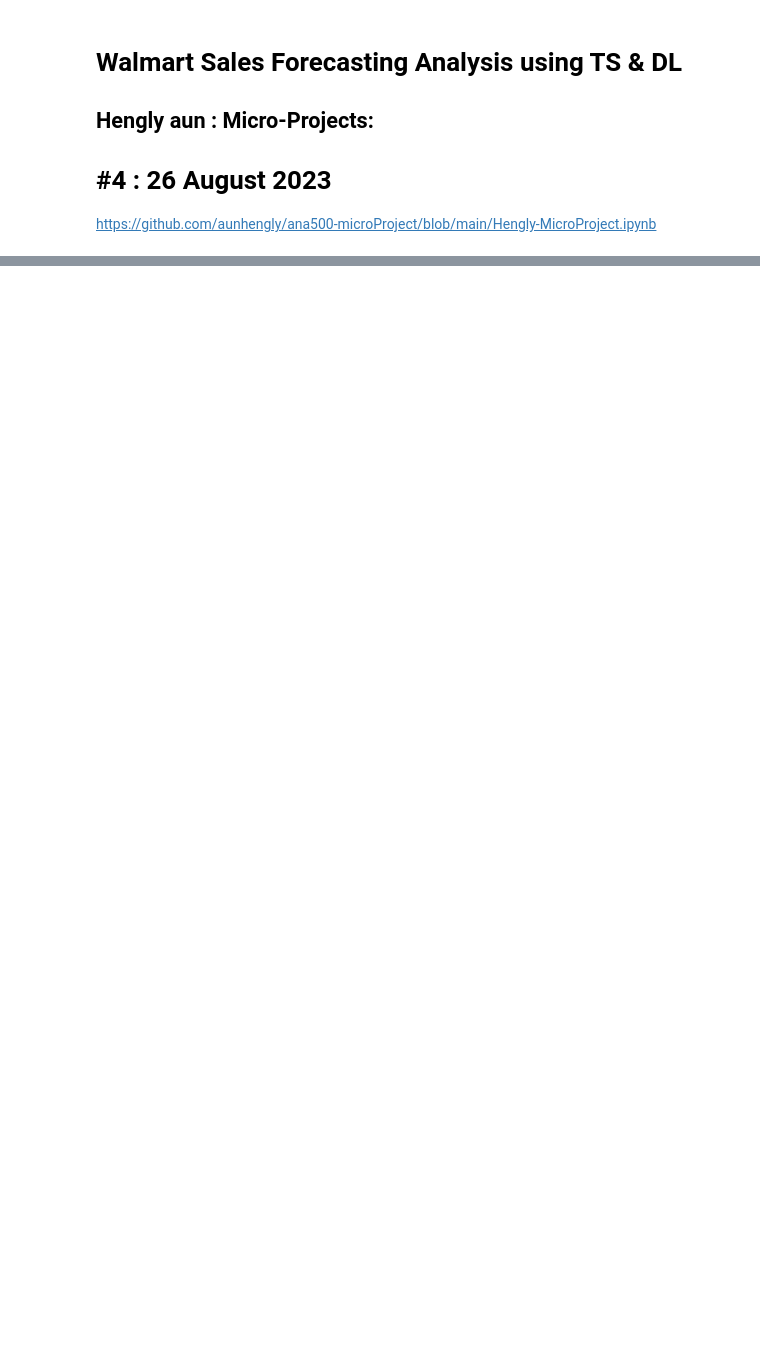
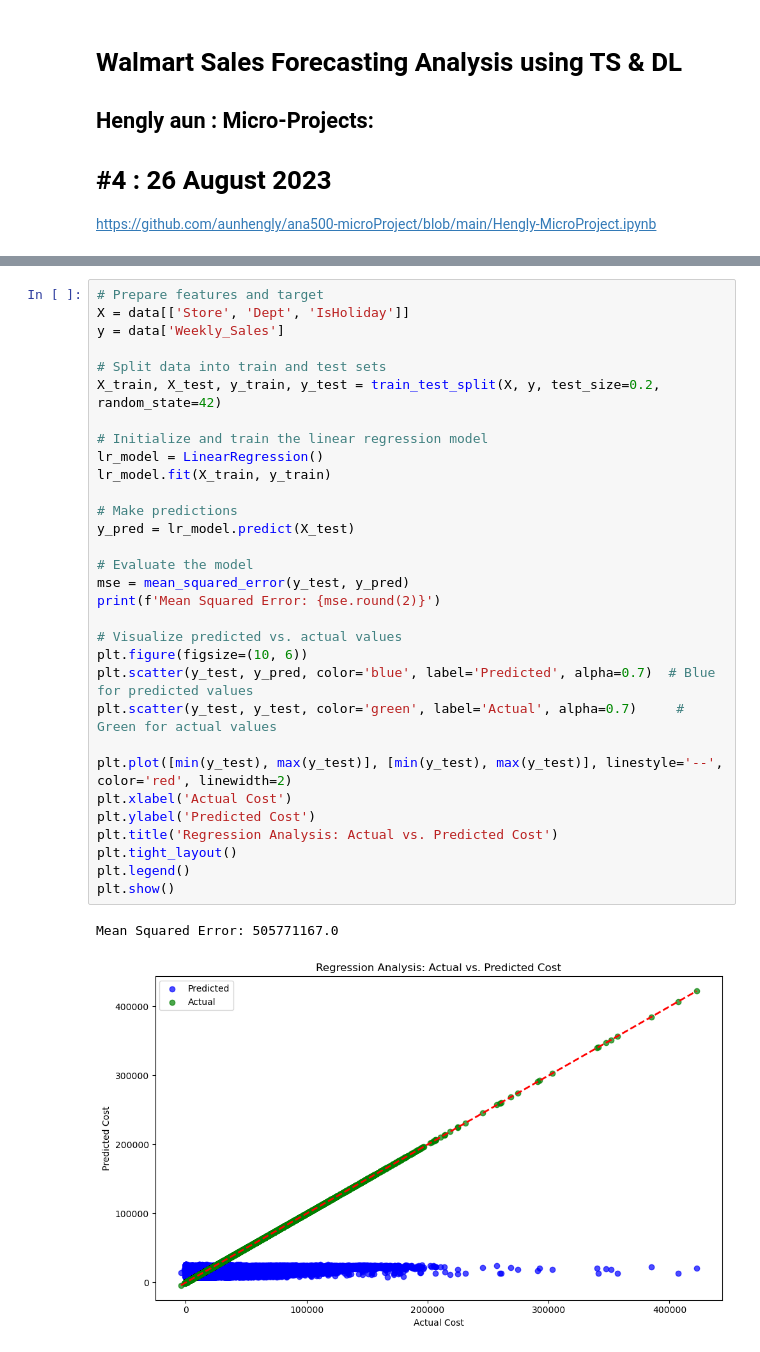
Before and after one commit to aunhengly/ana500-microProject, a Jupyter notebook: Hengly-project-#4-Walmart.ipynb, the cells around one changed output, grey strips where cells are left out. Cells and saved outputs as stored; diff of their text form; blank space fills up the shorter version.

```diff
--- a/Hengly-project-#4-Walmart.ipynb
+++ b/Hengly-project-#4-Walmart.ipynb
@@ -30,0 +164,34 @@ Datase shape: (421570, 5)
+# %%
+# Prepare features and target
+X = data[['Store', 'Dept', 'IsHoliday']]
+y = data['Weekly_Sales']
+
+# Split data into train and test sets
+X_train, X_test, y_train, y_test = train_test_split(X, y, test_size=0.2, random_state=42)
+
+# Initialize and train the linear regression model
+lr_model = LinearRegression()
+lr_model.fit(X_train, y_train)
+
+# Make predictions
+y_pred = lr_model.predict(X_test)
+
+# Evaluate the model
+mse = mean_squared_error(y_test, y_pred)
+print(f'Mean Squared Error: {mse.round(2)}')
+
+# Visualize predicted vs. actual values
+plt.figure(figsize=(10, 6))
+plt.scatter(y_test, y_pred, color='blue', label='Predicted', alpha=0.7)  # Blue for predicted values
+plt.scatter(y_test, y_test, color='green', label='Actual', alpha=0.7)     # Green for actual values
+
+plt.plot([min(y_test), max(y_test)], [min(y_test), max(y_test)], linestyle='--', color='red', linewidth=2)
+plt.xlabel('Actual Cost')
+plt.ylabel('Predicted Cost')
+plt.title('Regression Analysis: Actual vs. Predicted Cost')
+plt.tight_layout()
+plt.legend()
+plt.show()
+# %% [output]
+Mean Squared Error: 505771167.0
+[figure, added]
```
Also changed, not shown: parts of 13 cells of this notebook.
